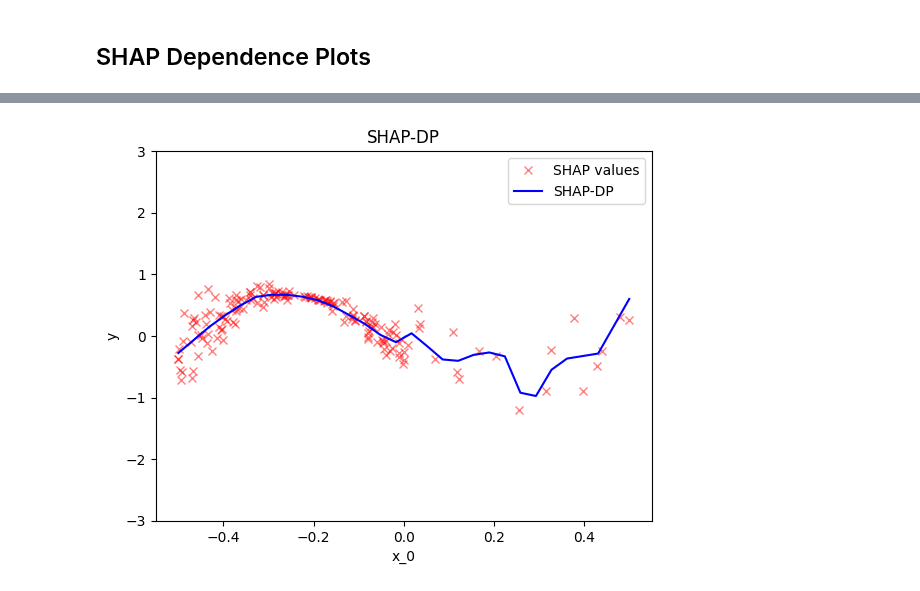
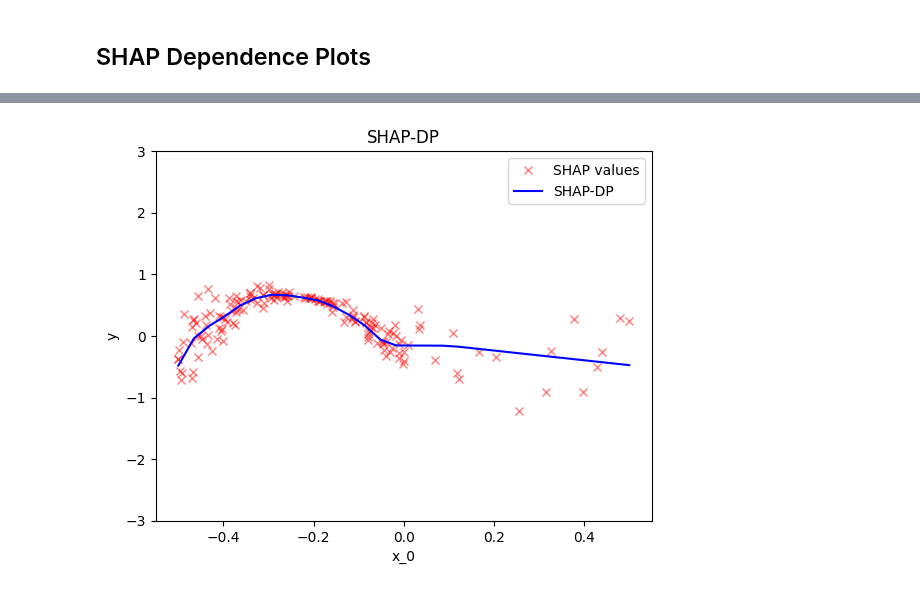
Before and after one commit to givasile/effector, a Jupyter notebook: notebooks/synthetic-examples/02_global_effect_methods_comparison.ipynb, the cells around one changed output, grey strips where cells are left out. Saved outputs shown, nothing was run; the diff lists cells and outputs as text; code cells hidden in the pictures.

```diff
--- a/notebooks/synthetic-examples/02_global_effect_methods_comparison.ipynb
+++ b/notebooks/synthetic-examples/02_global_effect_methods_comparison.ipynb
@@ -425,4 +425,6 @@ plt.show()
 # %%
-effector.ShapDP(data=x, model=f, nof_instances="all").plot(feature=0, centering=True, heterogeneity="shap_values", y_limits=[-3, 3])
+shap_dp = effector.ShapDP(data=x, model=f, nof_instances="all")
+shap_dp.fit(features=0, binning_method=effector.axis_partitioning.Greedy(init_nof_bins=30, min_points_per_bin=10, discount=0.2))
+shap_dp.plot(feature=0, centering=True, heterogeneity="shap_values", y_limits=[-3, 3])
 # %% [output]
-[figure, old version]
+[figure, new version]
```
Also changed, not shown: parts of 5 cells of this notebook, 5 other files.
